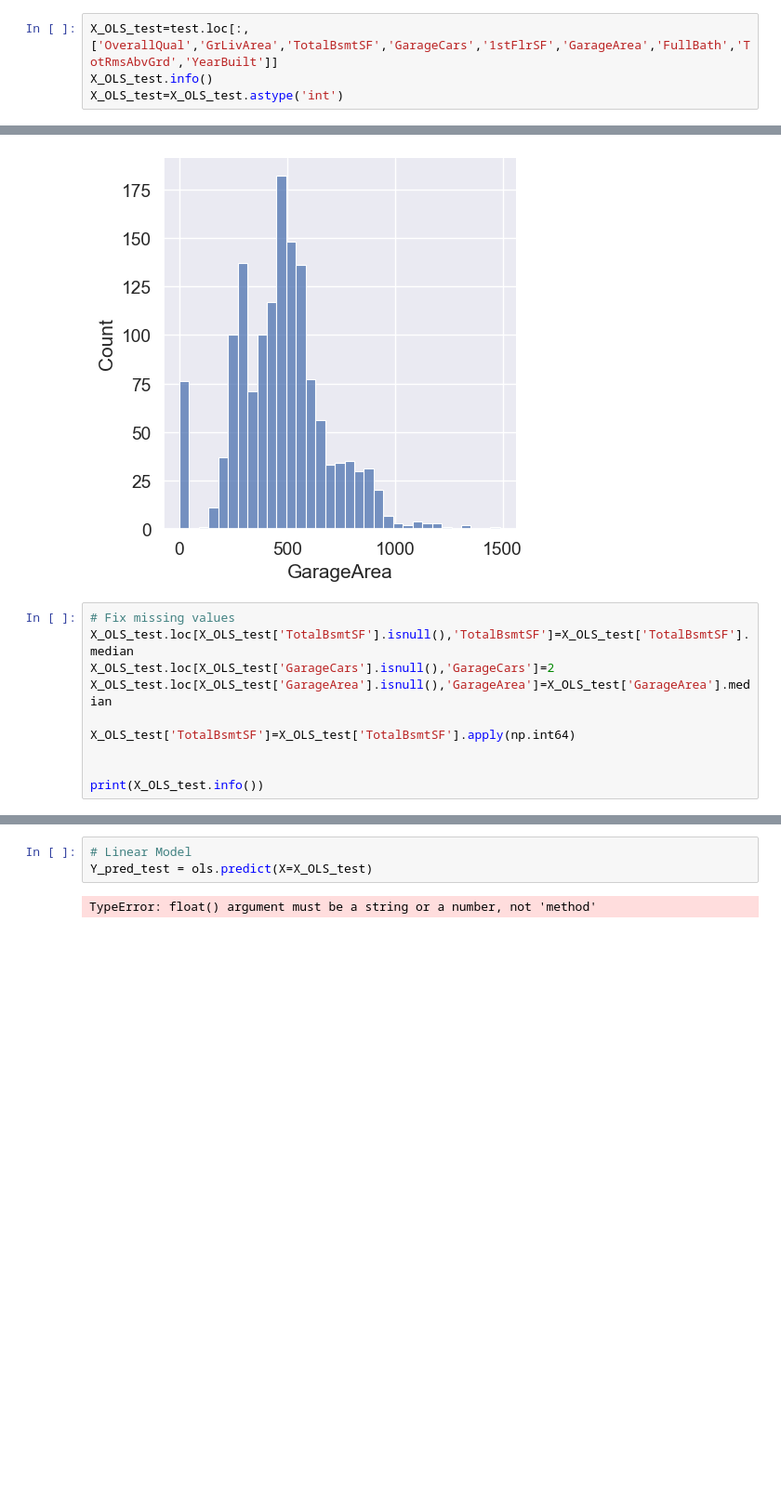
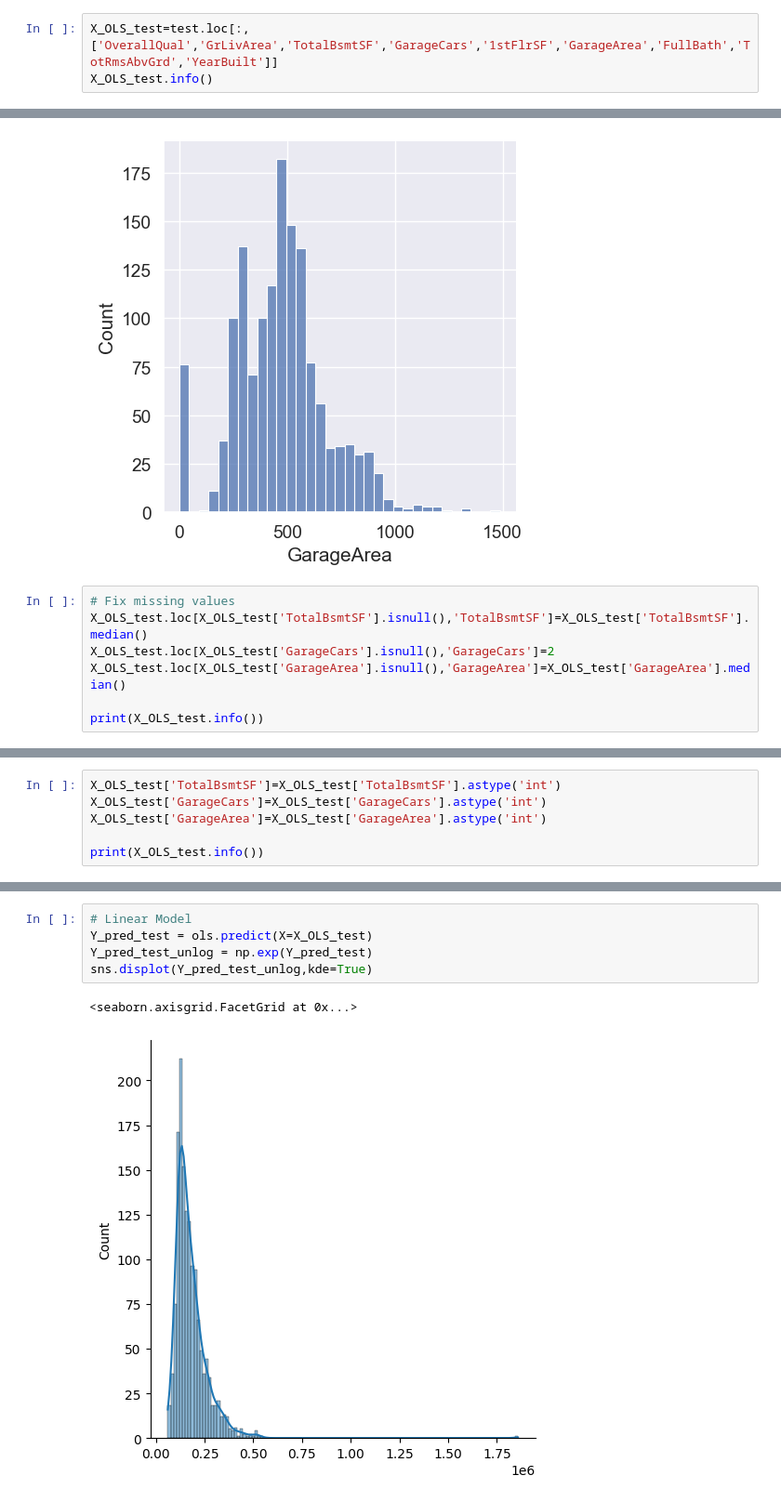
Before and after one commit to xiaosuhu/HousePriceEx, a Jupyter notebook: OLS.ipynb, the cells around one changed output, grey strips where cells are left out. Shown: that part at 93% size. Cells and saved outputs as stored; diff of their text form; blank space fills up the shorter version.

```diff
--- a/OLS.ipynb
+++ b/OLS.ipynb
@@ -140,7 +149,6 @@ r2metrics
 # %%
 X_OLS_test=test.loc[:,['OverallQual','GrLivArea','TotalBsmtSF','GarageCars','1stFlrSF','GarageArea','FullBath','TotRmsAbvGrd','YearBuilt']]
 X_OLS_test.info()
-X_OLS_test=X_OLS_test.astype('int')
 # %% [output]
 <class 'pandas.core.frame.DataFrame'>
 RangeIndex: 1459 entries, 0 to 1458
@@ -183,12 +190,9 @@ sns.displot(X_OLS_test['GarageArea'])
 [figure]
 # %%
 # Fix missing values
-X_OLS_test.loc[X_OLS_test['TotalBsmtSF'].isnull(),'TotalBsmtSF']=X_OLS_test['TotalBsmtSF'].median
+X_OLS_test.loc[X_OLS_test['TotalBsmtSF'].isnull(),'TotalBsmtSF']=X_OLS_test['TotalBsmtSF'].median()
 X_OLS_test.loc[X_OLS_test['GarageCars'].isnull(),'GarageCars']=2
-X_OLS_test.loc[X_OLS_test['GarageArea'].isnull(),'GarageArea']=X_OLS_test['GarageArea'].median
-
-X_OLS_test['TotalBsmtSF']=X_OLS_test['TotalBsmtSF'].apply(np.int64)
-
+X_OLS_test.loc[X_OLS_test['GarageArea'].isnull(),'GarageArea']=X_OLS_test['GarageArea'].median()
 
 print(X_OLS_test.info())
 # %% [output]
@@ -195,0 +216,6 @@ TypeError: int() argument must be a string, a bytes-like object or a number, not
+# %%
+X_OLS_test['TotalBsmtSF']=X_OLS_test['TotalBsmtSF'].astype('int')
+X_OLS_test['GarageCars']=X_OLS_test['GarageCars'].astype('int')
+X_OLS_test['GarageArea']=X_OLS_test['GarageArea'].astype('int')
+
+print(X_OLS_test.info())
@@ -196,5 +240,8 @@ TypeError: int() argument must be a string, a bytes-like object or a number, not
 # %%
 # Linear Model
 Y_pred_test = ols.predict(X=X_OLS_test)
+Y_pred_test_unlog = np.exp(Y_pred_test)
+sns.displot(Y_pred_test_unlog,kde=True)
 # %% [output]
-TypeError: float() argument must be a string or a number, not 'method'
+<seaborn.axisgrid.FacetGrid at 0x...>
+[figure, added]
```
Also changed, not shown: parts of 10 cells of this notebook, 7 other files.
